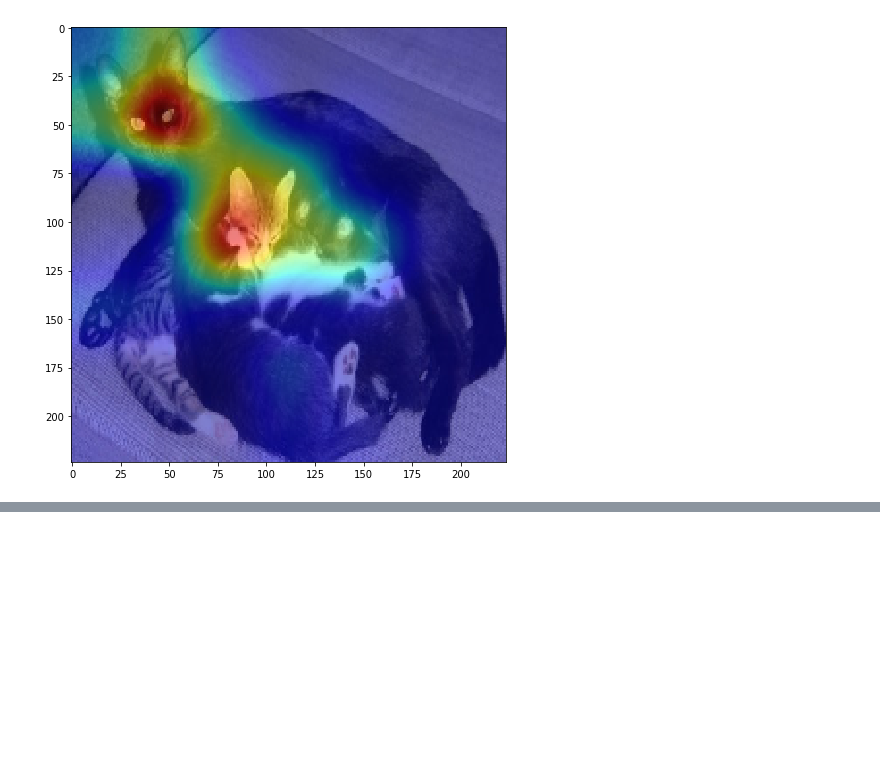
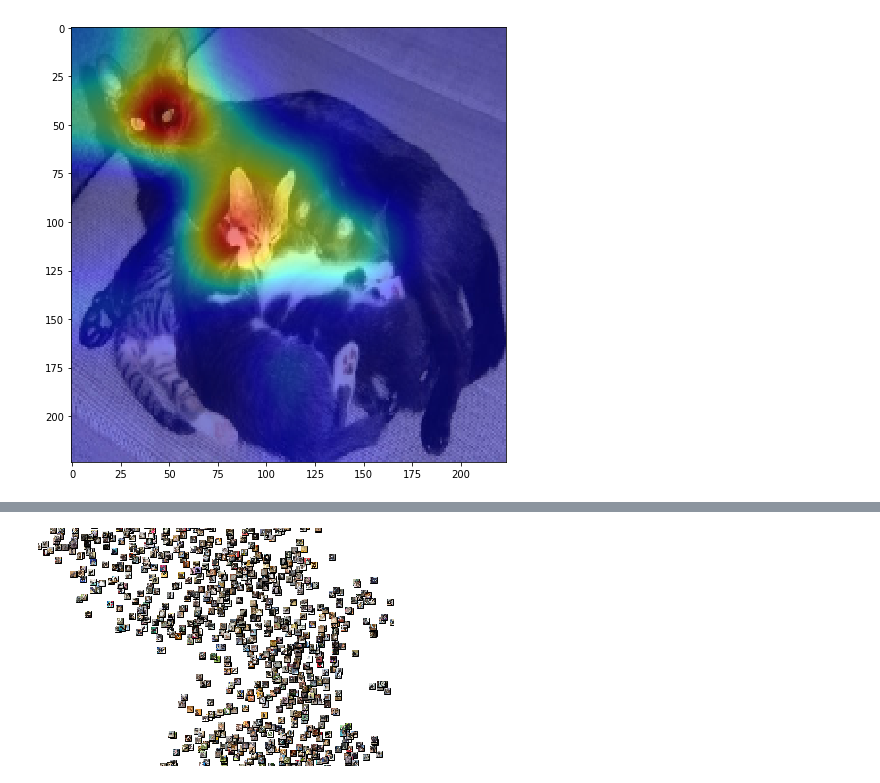
Before and after one commit to cassinaooo/deeplearningsummit, a Jupyter notebook: Transfer Learningv2.ipynb, the cells around one changed output, grey strips where cells are left out. Saved outputs shown, nothing was run; the diff lists cells and outputs as text; code cells hidden in the pictures; blank space fills up the shorter version.

```diff
--- a/Transfer Learningv2.ipynb
+++ b/Transfer Learningv2.ipynb
@@ -446,0 +529,21 @@ predicted class: cat
+# %%
+filenames_and_vectors = {}
+filenames_and_vectors['files'] = np.asarray(filenames)
+filenames_and_vectors['data'] = np.asarray(vectors)
+
+with open(files_and_vector_location, 'wb+') as f:
+    dump(filenames_and_vectors, f)
+
+del filenames_and_vectors
+del filenames
+del vectors
+# %%
+with open(files_and_vector_location, 'rb') as f:
+    filenames_and_vectors = load(f)
+
+data_vecs = filenames_and_vectors['data']
+image_names = filenames_and_vectors['files']
+
+perm = np.random.permutation(data_vecs.shape[0])
+data_vecs = data_vecs[perm]
+image_names = image_names[perm]
@@ -446,0 +563,2 @@ predicted class: cat
+# %%
+tsne_vecs = TSNE(n_components=2, perplexity=40, verbose=2).fit_transform(data_vecs)
@@ -446,0 +583,23 @@ predicted class: cat
+# %%
+fig = plt.gcf()
+fig.clf()
+ax = plt.subplot(111)
+
+for img_path, xy in tqdm(zip(image_names, tsne_vecs)):
+    arr_hand = resize(imread(validation_data_dir + '/' + img_path), (300, 300))
+    imagebox = OffsetImage(arr_hand, zoom=.02)
+    ab = AnnotationBbox(imagebox, xy, pad=0.0,
+    xycoords='data',
+    boxcoords="offset points")
+    ax.add_artist(ab)
+
+ax.set_frame_on(False)
+ax.set_xticks([])
+ax.set_yticks([])
+
+plt.xlim(( min(tsne_vecs[:, 0]), max(tsne_vecs[:, 0]) ))
+plt.ylim(( min(tsne_vecs[:, 1]), max(tsne_vecs[:, 1]) ))
+
+fig.savefig('./images/tsne.jpg', dpi=1800)
+# %% [output]
+[figure, added]
```
Also changed, not shown: parts of 31 cells of this notebook, 2 other files.
